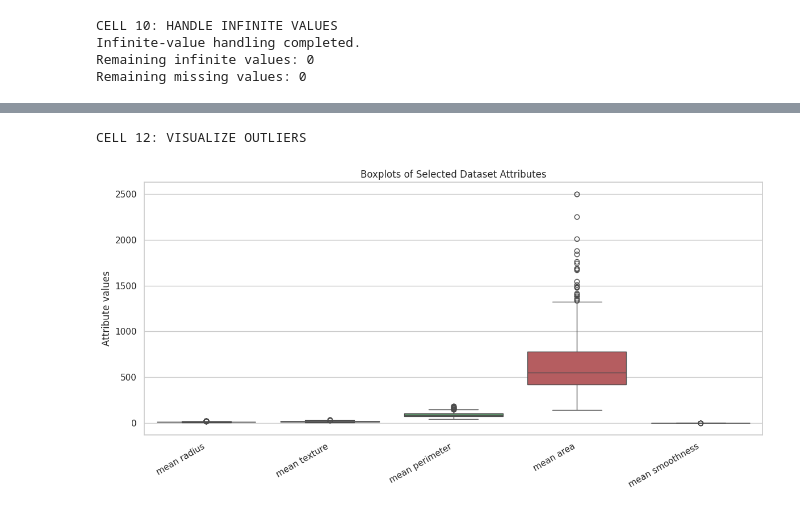
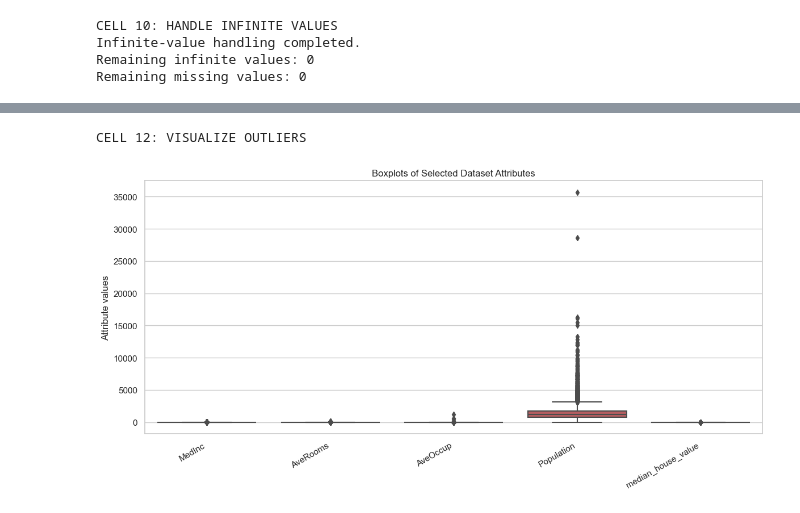
Before and after one commit to nadhikari48742/MSCS_634_ProjectDeliverable_1, a Jupyter notebook: Deliverable_1_Data_Collection_Cleaning_Exploration.ipynb, the cells around one changed output, grey strips where cells are left out. Drawn from its saved outputs; the diff is of its cells as text; code cells hidden in the pictures.

```diff
--- a/Deliverable_1_Data_Collection_Cleaning_Exploration.ipynb
+++ b/Deliverable_1_Data_Collection_Cleaning_Exploration.ipynb
@@ -15,13 +15,12 @@ pd.set_option("display.width", 120)
 CELL 1: IMPORT LIBRARIES
 # %%
 print("CELL 2: LOAD THE DATASET")
-cancer_data = load_breast_cancer()
+housing = fetch_california_housing(as_frame=True)
 
-df = pd.DataFrame(cancer_data.data, columns=cancer_data.feature_names)
-df["diagnosis"] = pd.Series(cancer_data.target).map({0: "malignant", 1: "benign"})
+df = housing.frame.rename(columns={"MedHouseVal": "median_house_value"}).copy()
 
 print("Dataset loaded successfully.")
-print("Dataset name: Breast Cancer Wisconsin Diagnostic Dataset")
+print("Dataset name: California Housing")
 display(df.head())
 # %% [output]
 CELL 2: LOAD THE DATASET
@@ -148,11 +133,6 @@ for column in numeric_columns:
     if df_clean[column].isnull().any():
         df_clean[column] = df_clean[column].fillna(df_clean[column].median())
 
-if df_clean["diagnosis"].isnull().any():
-    df_clean["diagnosis"] = df_clean["diagnosis"].fillna(
-        df_clean["diagnosis"].mode()[0]
-    )
-
 print("Missing-value handling completed.")
 print("Remaining missing values:", int(df_clean.isnull().sum().sum()))
 # %% [output]
@@ -260,23 +227,23 @@ CELL 11: IDENTIFY OUTLIERS USING THE IQR METHOD
 # %%
 print("CELL 12: VISUALIZE OUTLIERS")
 selected_features = [
-    "mean radius",
-    "mean texture",
-    "mean perimeter",
-    "mean area",
-    "mean smoothness"
+    "MedInc",
+    "AveRooms",
+    "AveOccup",
+    "Population",
+    "median_house_value"
 ]
 
 plt.figure(figsize=(12, 6))
 sns.boxplot(data=df_clean[selected_features])
 plt.title("Boxplots of Selected Dataset Attributes")
 plt.xticks(rotation=30, ha="right")
 plt.ylabel("Attribute values")
 plt.tight_layout()
 plt.show()
 # %% [output]
 CELL 12: VISUALIZE OUTLIERS
-[figure, old version]
+[figure, new version]
 # %%
 print("CELL 13: REVIEW NOISY DATA")
 print("Minimum values for numeric attributes:")
```
Also changed, not shown: parts of 19 cells of this notebook, 3 other files.
